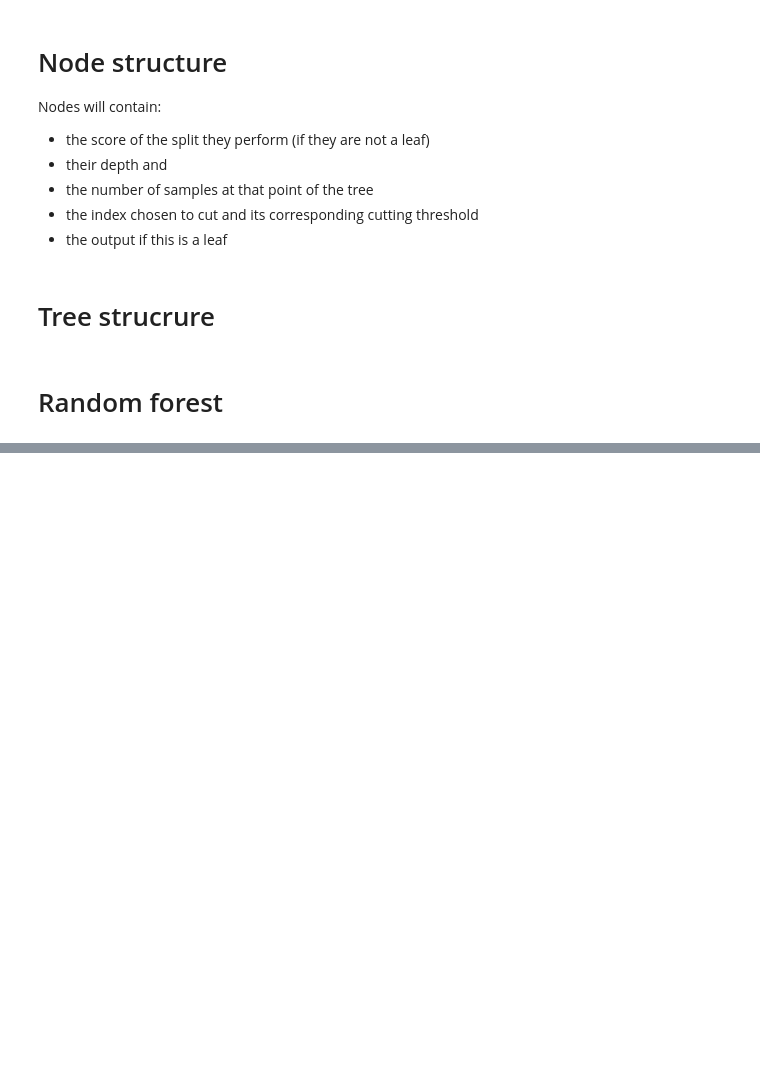
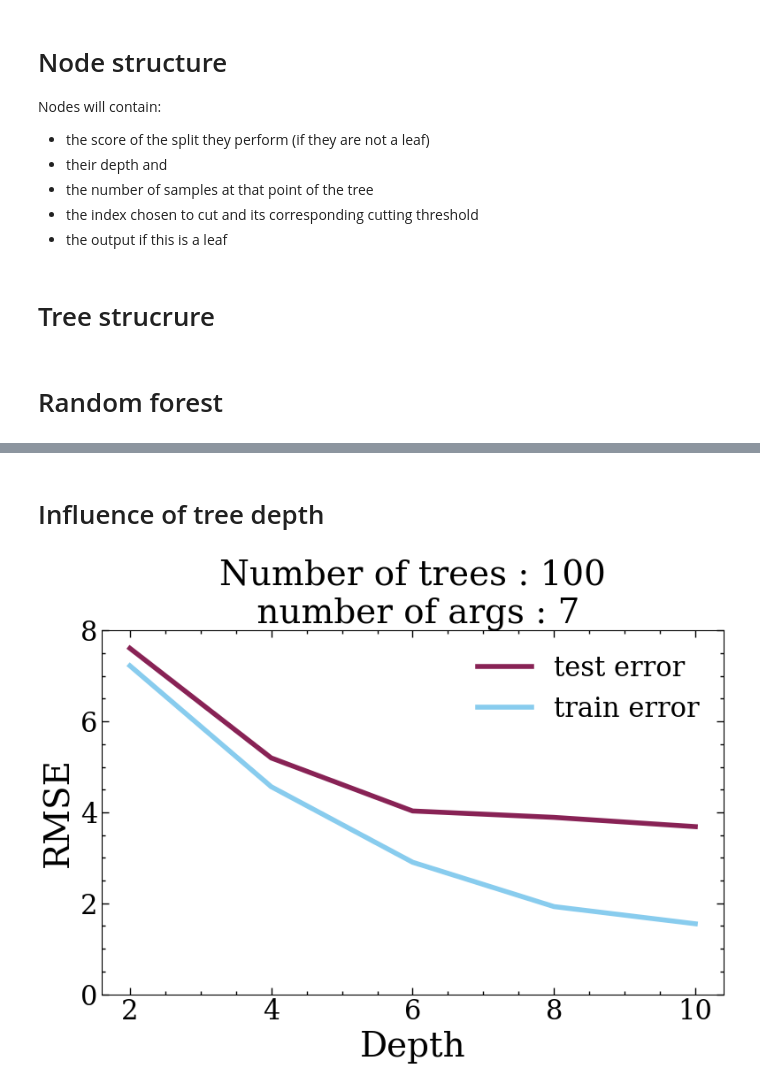
Before and after one commit to Wyxo/TidePrediction, a Jupyter notebook: tide_notebook.ipynb, the cells around one changed output, grey strips where cells are left out. Cells and saved outputs as stored; diff of their text form; code cells hidden in the pictures; blank space fills up the shorter version.

```diff
--- a/tide_notebook.ipynb
+++ b/tide_notebook.ipynb
@@ -371,0 +552,46 @@ KeyboardInterrupt:
+# %%
+import json
+with open("results.json", "r", encoding="utf-8") as f:
+    data = json.load(f)
+
+
+trees = sorted(set(d["n_trees"] for d in data))
+args = sorted(set(d["n_args"] for d in data))
+depths = sorted(set(d["max_depth"] for d in data))
+
+# Dictionnaires pour mapping index
+t_idx = {v: i for i, v in enumerate(trees)}
+a_idx = {v: i for i, v in enumerate(args)}
+d_idx = {v: i for i, v in enumerate(depths)}
+
+# Tableau 4D : (trees, args, depth, 2 erreurs)
+grid = np.zeros((len(trees), len(args), len(depths), 2))
+
+# Remplissage
+for item in data:
+    i = t_idx[item["n_trees"]]
+    j = a_idx[item["n_args"]]
+    k = d_idx[item["max_depth"]]
+
+    grid[i, j, k, 0] = item["test_error"]
+    grid[i, j, k, 1] = item["train_error"]
+# %% [markdown]
+# Influence of tree depth
+# %%
+colors = plt.rcParams['axes.prop_cycle'].by_key()['color']
+
+numberOfTreesToTry = [1, 5, 10, 20, 50, 100]
+numberOfArgsToTry = [1, 3, 5, 7]
+maxDepthToTry = [2, 4, 6, 8, 10]
+idx_tree = 5
+idx_args = 3
+plt.title("Number of trees : {}\n number of args : {}".format(numberOfTreesToTry[idx_tree], numberOfArgsToTry[idx_args]))
+plt.plot(maxDepthToTry, grid[idx_tree,idx_args,:,0], label = "test error", color=colors[0])
+plt.plot(maxDepthToTry, grid[idx_tree,idx_args,:,1], label = "train error", color=colors[1])
+plt.xlabel("Depth")
+plt.ylabel("RMSE")
+plt.ylim([0, 8])
+plt.legend()
+plt.show()
+# %% [output]
+[figure, added]
```
Also changed, not shown: parts of 17 cells of this notebook, 1 other file.
